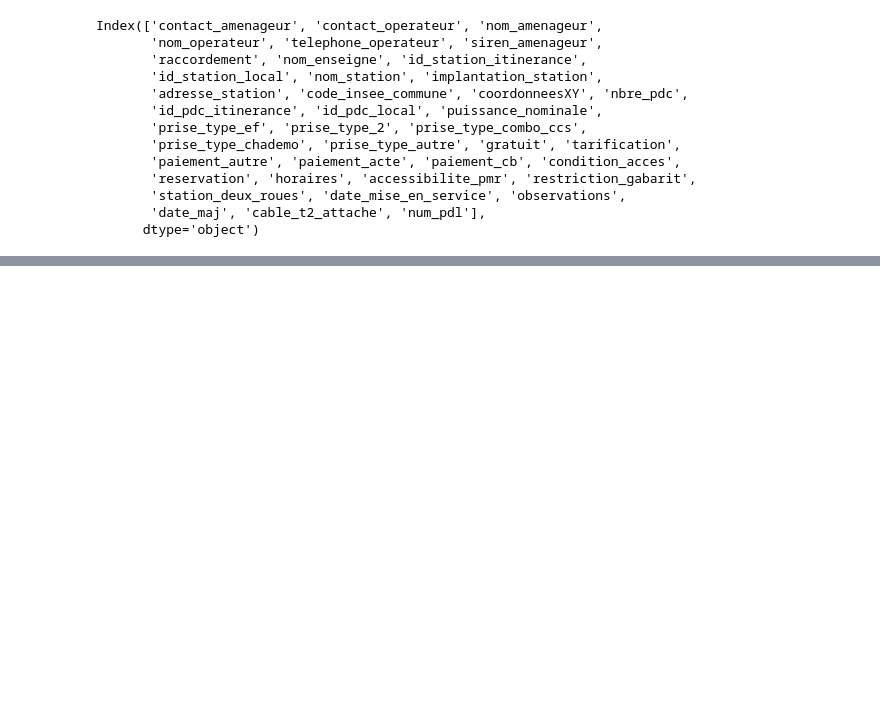
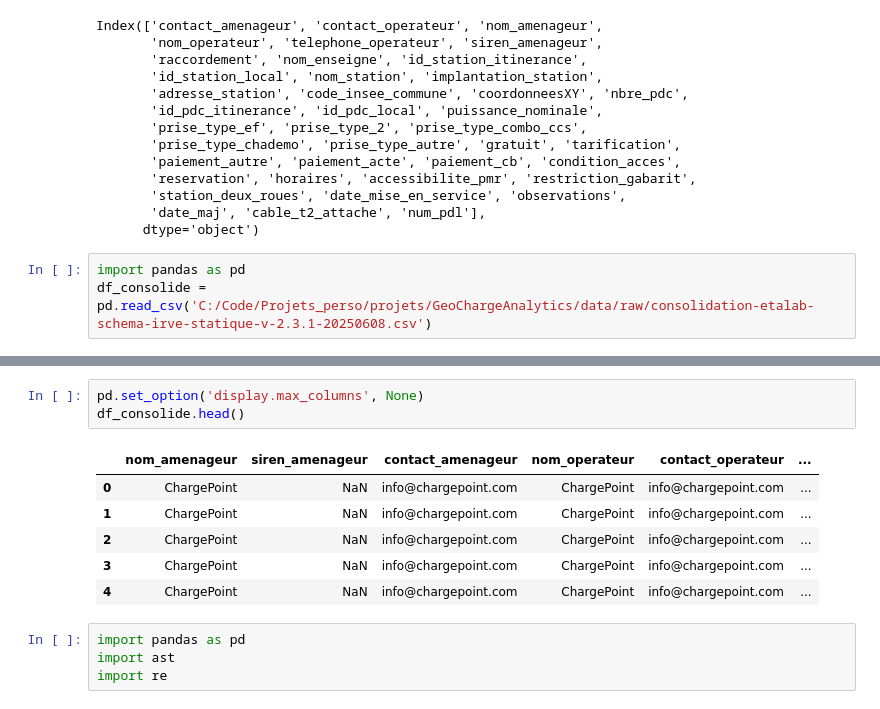
Before and after one commit to MustaphaRherrad/GeoChargeAnalytics, a Jupyter notebook: first-exploration-for-trying.ipynb, the cells around one changed output, grey strips where cells are left out. Drawn from its saved outputs; the diff is of its cells as text; blank space fills up the shorter version.

```diff
--- a/first-exploration-for-trying.ipynb
+++ b/first-exploration-for-trying.ipynb
@@ -124,3 +124,6 @@ Index(['contact_amenageur', 'contact_operateur', 'nom_amenageur',
        'station_deux_roues', 'date_mise_en_service', 'observations',
        'date_maj', 'cable_t2_attache', 'num_pdl'],
       dtype='object')
+# %%
+import pandas as pd
+df_consolide = pd.read_csv('C:/Code/Projets_perso/projets/GeoChargeAnalytics/data/raw/consolidation-etalab-schema-irve-statique-v-2.3.1-20250608.csv')
@@ -126,0 +156,14 @@ Index(['contact_amenageur', 'contact_operateur', 'nom_amenageur',
+# %%
+pd.set_option('display.max_columns', None)
+df_consolide.head()
+# %% [output]
+|  | nom_amenageur | siren_amenageur | contact_amenageur | nom_operateur | contact_operateur | ... |
+| 0 | ChargePoint | NaN | info@chargepoint.com | ChargePoint | info@chargepoint.com | ... |
+| 1 | ChargePoint | NaN | info@chargepoint.com | ChargePoint | info@chargepoint.com | ... |
+| 2 | ChargePoint | NaN | info@chargepoint.com | ChargePoint | info@chargepoint.com | ... |
+| 3 | ChargePoint | NaN | info@chargepoint.com | ChargePoint | info@chargepoint.com | ... |
+| 4 | ChargePoint | NaN | info@chargepoint.com | ChargePoint | info@chargepoint.com | ... |
+# %%
+import pandas as pd
+import ast
+import re
```
Also changed, not shown: parts of 11 cells of this notebook, 11 other files.
